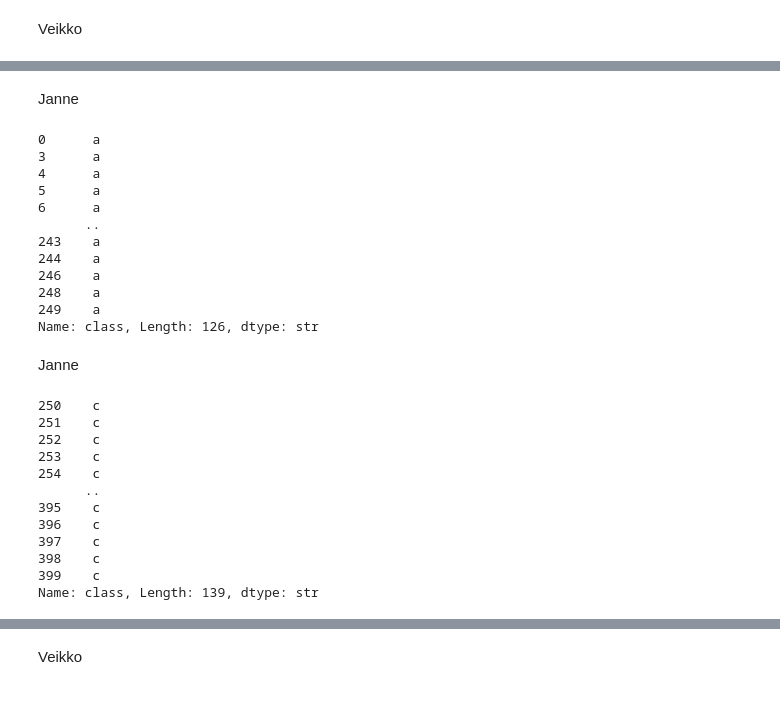
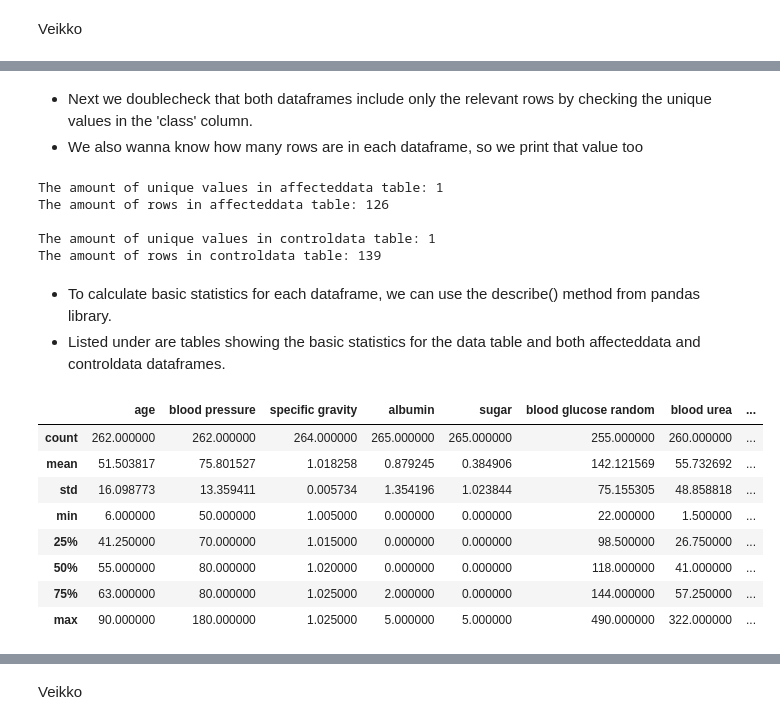
Before and after one commit to TheZink/MLL, a Jupyter notebook: Documents/DataPreprocessing/DataPreprocessingNotebook.ipynb, the cells around one changed output, grey strips where cells are left out. Drawn from its saved outputs; the diff is of its cells as text; code cells hidden in the pictures.

```diff
--- a/Documents/DataPreprocessing/DataPreprocessingNotebook.ipynb
+++ b/Documents/DataPreprocessing/DataPreprocessingNotebook.ipynb
@@ -81,36 +82,40 @@ Janne
 affecteddata = data[data['class'] == 'a']
 controldata = data[data['class'] == 'c']
 # %% [markdown]
-Janne
+- Next we doublecheck that both dataframes include only the relevant rows by checking the unique values in the 'class' column.
+- We also wanna know how many rows are in each dataframe, so we print that value too
 # %%
-affecteddata['class']
+# compute and store values in variables
+ad_unique_count = len(affecteddata['class'].unique().astype(str))
+ad_row_count = len(affecteddata)
+
+cd_unique_count = len(controldata['class'].unique().astype(str))
+cd_row_count = len(controldata)
+
+# print using the variables
+print("The amount of unique values in affecteddata table: " + str(ad_unique_count))
+print("The amount of rows in affecteddata table: " + str(ad_row_count))
+print("")
+print("The amount of unique values in controldata table: " + str(cd_unique_count))
+print("The amount of rows in controldata table: " + str(cd_row_count))
 # %% [output]
-0      a
-3      a
-4      a
-5      a
-6      a
-      ..
-243    a
-244    a
-246    a
-248    a
-249    a
-Name: class, Length: 126, dtype: str
+The amount of unique values in affecteddata table: 1
+The amount of rows in affecteddata table: 126
+
+The amount of unique values in controldata table: 1
+The amount of rows in controldata table: 139
-# %% [markdown]
-Janne
-# %%
-controldata['class']
-# %% [output]
-250    c
-251    c
-252    c
-253    c
-254    c
-      ..
-395    c
-396    c
-397    c
-398    c
-399    c
-Name: class, Length: 139, dtype: str
+# %% [markdown]
+- To calculate basic statistics for each dataframe, we can use the describe() method from pandas library.
+- Listed under are tables showing the basic statistics for the data table and both affecteddata and controldata dataframes.
+# %%
+data.describe()
+# %% [output]
+|  | age | blood pressure | specific gravity | albumin | sugar | blood glucose random | blood urea | ... |
+| count | 262.000000 | 262.000000 | 264.000000 | 265.000000 | 265.000000 | 255.000000 | 260.000000 | ... |
+| mean | 51.503817 | 75.801527 | 1.018258 | 0.879245 | 0.384906 | 142.121569 | 55.732692 | ... |
+| std | 16.098773 | 13.359411 | 0.005734 | 1.354196 | 1.023844 | 75.155305 | 48.858818 | ... |
+| min | 6.000000 | 50.000000 | 1.005000 | 0.000000 | 0.000000 | 22.000000 | 1.500000 | ... |
+| 25% | 41.250000 | 70.000000 | 1.015000 | 0.000000 | 0.000000 | 98.500000 | 26.750000 | ... |
+| 50% | 55.000000 | 80.000000 | 1.020000 | 0.000000 | 0.000000 | 118.000000 | 41.000000 | ... |
+| 75% | 63.000000 | 80.000000 | 1.025000 | 2.000000 | 0.000000 | 144.000000 | 57.250000 | ... |
+| max | 90.000000 | 180.000000 | 1.025000 | 5.000000 | 5.000000 | 490.000000 | 322.000000 | ... |
```
Also changed, not shown: parts of 5 cells of this notebook.
